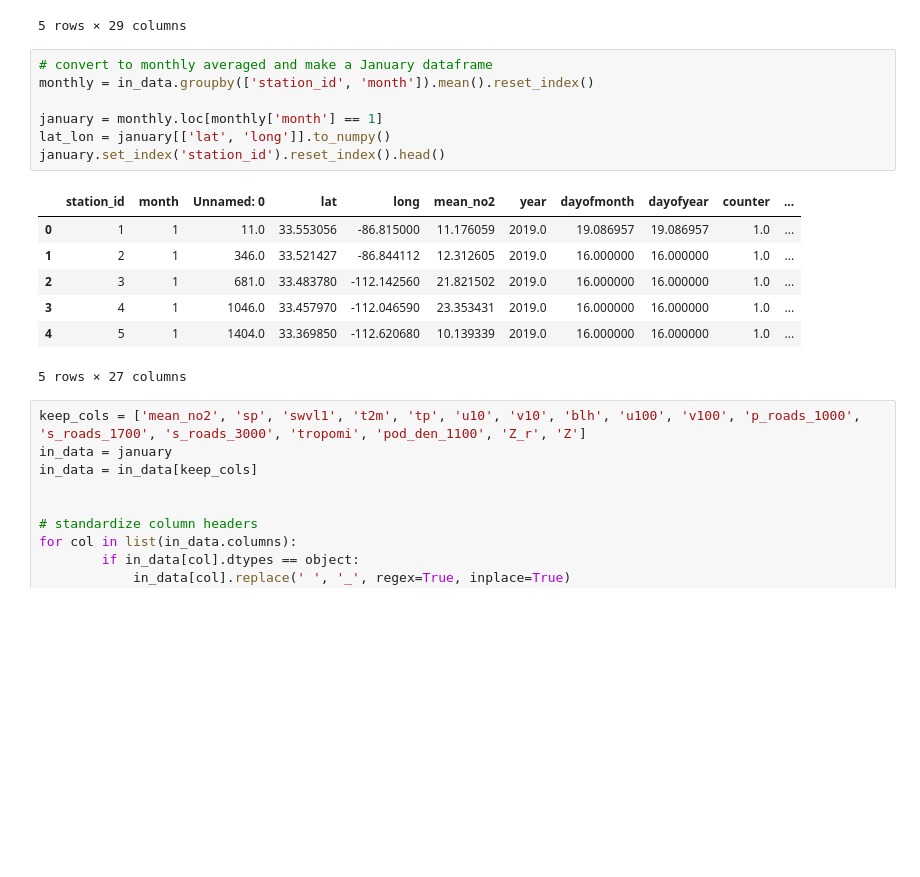
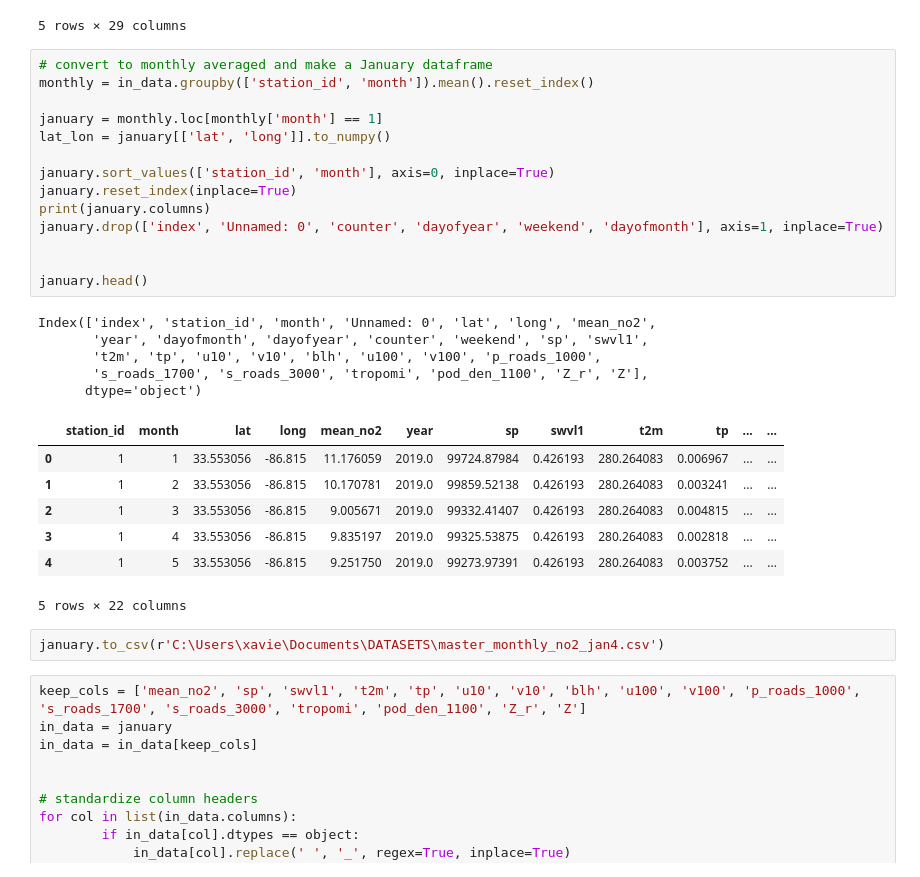
Before and after one commit to xaviernogueira/gwu_air_quality, a Jupyter notebook: Hyrbid_Kringing_analysis.ipynb, the cells around one changed output. Drawn from its saved outputs; the diff is of its cells as text; blank space fills up the shorter version.

```diff
--- a/Hyrbid_Kringing_analysis.ipynb
+++ b/Hyrbid_Kringing_analysis.ipynb
@@ -34,18 +34,32 @@ Index(['Unnamed: 0', 'lat', 'long', 'State_Name', 'Date_Local', 'mean_no2',
 # %%
 # convert to monthly averaged and make a January dataframe
 monthly = in_data.groupby(['station_id', 'month']).mean().reset_index()
 
 january = monthly.loc[monthly['month'] == 1]
 lat_lon = january[['lat', 'long']].to_numpy()
-january.set_index('station_id').reset_index().head()
+
+january.sort_values(['station_id', 'month'], axis=0, inplace=True)
+january.reset_index(inplace=True)
+print(january.columns)
+january.drop(['index', 'Unnamed: 0', 'counter', 'dayofyear', 'weekend', 'dayofmonth'], axis=1, inplace=True)
+
+
+january.head()
 # %% [output]
+Index(['index', 'station_id', 'month', 'Unnamed: 0', 'lat', 'long', 'mean_no2',
+       'year', 'dayofmonth', 'dayofyear', 'counter', 'weekend', 'sp', 'swvl1',
+       't2m', 'tp', 'u10', 'v10', 'blh', 'u100', 'v100', 'p_roads_1000',
+       's_roads_1700', 's_roads_3000', 'tropomi', 'pod_den_1100', 'Z_r', 'Z'],
+      dtype='object')
-|  | station_id | month | Unnamed: 0 | lat | long | mean_no2 | year | dayofmonth | dayofyear | counter | ... |
-| 0 | 1 | 1 | 11.0 | 33.553056 | -86.815000 | 11.176059 | 2019.0 | 19.086957 | 19.086957 | 1.0 | ... |
-| 1 | 2 | 1 | 346.0 | 33.521427 | -86.844112 | 12.312605 | 2019.0 | 16.000000 | 16.000000 | 1.0 | ... |
-| 2 | 3 | 1 | 681.0 | 33.483780 | -112.142560 | 21.821502 | 2019.0 | 16.000000 | 16.000000 | 1.0 | ... |
-| 3 | 4 | 1 | 1046.0 | 33.457970 | -112.046590 | 23.353431 | 2019.0 | 16.000000 | 16.000000 | 1.0 | ... |
-| 4 | 5 | 1 | 1404.0 | 33.369850 | -112.620680 | 10.139339 | 2019.0 | 16.000000 | 16.000000 | 1.0 | ... |
+|  | station_id | month | lat | long | mean_no2 | year | sp | swvl1 | t2m | tp | ... | ... |
+| 0 | 1 | 1 | 33.553056 | -86.815 | 11.176059 | 2019.0 | 99724.87984 | 0.426193 | 280.264083 | 0.006967 | ... | ... |
+| 1 | 1 | 2 | 33.553056 | -86.815 | 10.170781 | 2019.0 | 99859.52138 | 0.426193 | 280.264083 | 0.003241 | ... | ... |
+| 2 | 1 | 3 | 33.553056 | -86.815 | 9.005671 | 2019.0 | 99332.41407 | 0.426193 | 280.264083 | 0.004815 | ... | ... |
+| 3 | 1 | 4 | 33.553056 | -86.815 | 9.835197 | 2019.0 | 99325.53875 | 0.426193 | 280.264083 | 0.002818 | ... | ... |
+| 4 | 1 | 5 | 33.553056 | -86.815 | 9.251750 | 2019.0 | 99273.97391 | 0.426193 | 280.264083 | 0.003752 | ... | ... |
-5 rows × 27 columns
+5 rows × 22 columns
+# %%
+january.to_csv(r'C:\Users\xavie\Documents\DATASETS\master_monthly_no2_jan4.csv')
 # %%
 keep_cols = ['mean_no2', 'sp', 'swvl1', 't2m', 'tp', 'u10', 'v10', 'blh', 'u100', 'v100', 'p_roads_1000', 's_roads_1700', 's_roads_3000', 'tropomi', 'pod_den_1100', 'Z_r', 'Z']
 in_data = january
```
Also changed, not shown: 1 other file.
